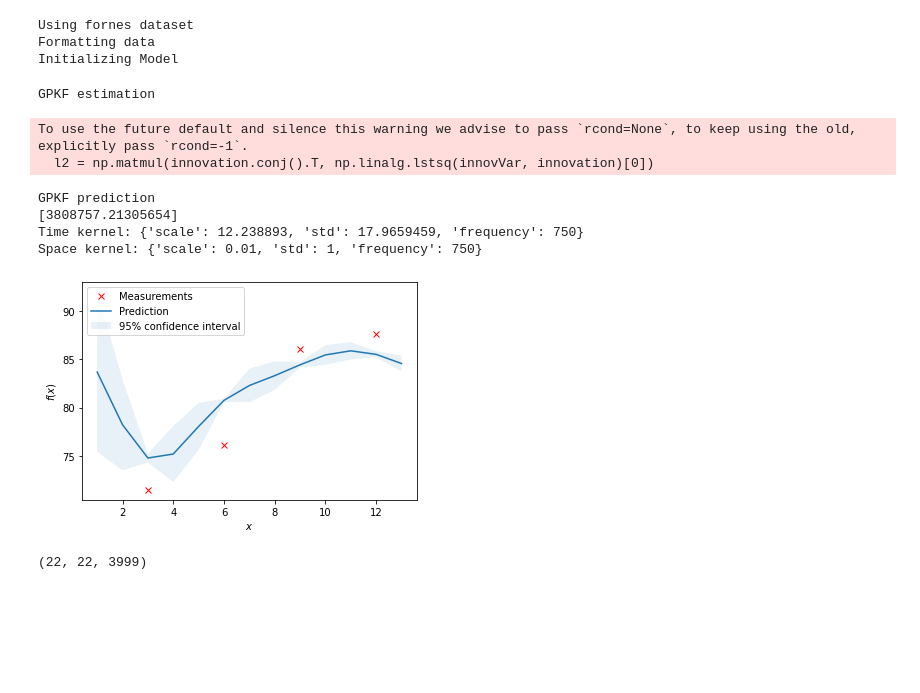
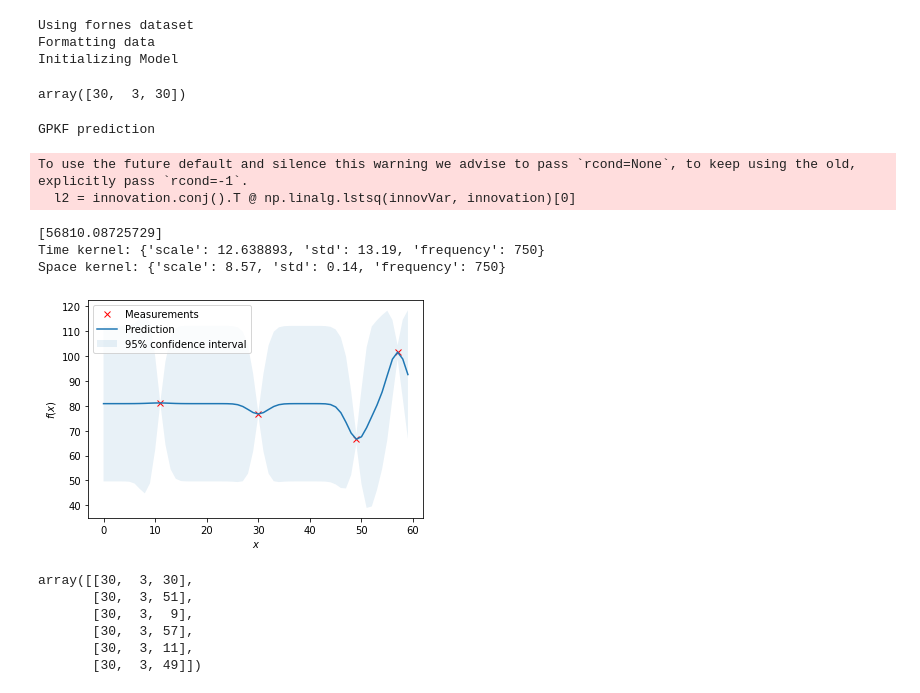
Before and after one commit to larsmmo/Master, a Jupyter notebook: gaussianProcess/GPKF/train.ipynb, the cells around one changed output. Saved outputs shown, nothing was run; the diff lists cells and outputs as text; code cells hidden in the pictures; blank space fills up the shorter version.

```diff
--- a/gaussianProcess/GPKF/train.ipynb
+++ b/gaussianProcess/GPKF/train.ipynb
@@ -112,7 +116,7 @@ plot_gpkf(params.data['TimeInstants'], [], [], posteriorMean[0, :], posteriorCov
 # %% [markdown]
 # 3D
 # %%
-df_do = df[[col for col in df.columns if 'DO' in col]] #.dropna(axis = 0, how = 'all')
+df_do = df[[col for col in df.columns if 'DO' in col]].dropna(axis = 0, how = 'all')
 locations = df_do.iloc[0]
 locations = locations.astype('object')
 center = 30
@@ -155,6 +159,6 @@ scaler = preprocessing.StandardScaler().fit(locations_values)
 locations_values = scaler.transform(locations_values)
 
 #xx, yy, zz = np.meshgrid(np.arange(0,66,6), 3, np.arange(0,66,6))
-xx, yy, zz = np.meshgrid(30, np.arange(1,14,1), 30)
+#xx, yy, zz = np.meshgrid(30, np.arange(1,14,1), 30)
+xx, yy, zz = np.meshgrid(center, 3, np.arange(0,60,1))
 locations_pred = scaler.transform(np.column_stack([xx.flatten(), yy.flatten(), zz.flatten()]))
-locations_pred
@@ -183,12 +173,12 @@ Y = df_do.to_numpy().T[params.data['spaceLocsMeasIdx']]
 print('Initializing Model')
 # create time kernel
 factory = KernelFactory()
-#kernel_time = factory.get_kernel('matern32', {'scale' : 0.01, 'std': 1.0, 'frequency':750}) # 0.6 and 0.0001
-kernel_time = factory.get_kernel('matern32', {'scale' :12.238893, 'std': 17.9659459, 'frequency':750})
+#kernel_time = factory.get_kernel('matern32', {'scale' : 0.01, 'std': 0.1, 'frequency':750}) # 0.6 and 0.0001
+kernel_time = factory.get_kernel('matern32', {'scale' :12.638893, 'std': 13.19, 'frequency':750})
 
 # create space kernel
-#kernel_space = factory.get_kernel('gaussian', {'scale' : 14.5540530657 , 'std': 1e-05, 'frequency':750})
-kernel_space = factory.get_kernel('gaussian', {'scale' : 0.01 , 'std': 1, 'frequency':750})
+kernel_space = factory.get_kernel('gaussian', {'scale' : 8.57 , 'std': 0.14, 'frequency':750})
+#kernel_space = factory.get_kernel('gaussian', {'scale' : 0.01 , 'std': 1, 'frequency':750})
 model = Gpkf(params, Y, kernel_time, kernel_space, normalize_y = True, n_restarts = 0)
 # %% [output]
 Using fornes dataset
@@ -196,10 +186,13 @@ Formatting data
 Initializing Model
 # %%
 #model.optimize()
+locations.values[0]
+# %% [output]
+array([30,  3, 30])
 # %%
 # GPKF estimate
-print('GPKF estimation')
-posteriorMean, posteriorCov, logMarginal = model.estimation(prediction= False)
+#print('GPKF estimation')
+#posteriorMean, posteriorCov, logMarginal = model.estimation(prediction= False)
 
 #GPKF prediction
 print('GPKF prediction')
@@ -207,23 +200,32 @@ predictedMean, predictedCov = model.prediction(locations_pred)
 
 print(model)
 # %% [output]
-GPKF estimation
+GPKF prediction
 To use the future default and silence this warning we advise to pass `rcond=None`, to keep using the old, explicitly pass `rcond=-1`.
-  l2 = np.matmul(innovation.conj().T, np.linalg.lstsq(innovVar, innovation)[0])
+  l2 = innovation.conj().T @ np.linalg.lstsq(innovVar, innovation)[0]
-GPKF prediction
-[3808757.21305654]
-Time kernel: {'scale': 12.238893, 'std': 17.9659459, 'frequency': 750}
-Space kernel: {'scale': 0.01, 'std': 1, 'frequency': 750}
+[56810.08725729]
+Time kernel: {'scale': 12.638893, 'std': 13.19, 'frequency': 750}
+Space kernel: {'scale': 8.57, 'std': 0.14, 'frequency': 750}
 # %%
 centerLocs = locations_values[:4]
-timeStamp = 2000
-plot_gpkf(np.arange(1,14,1), np.array([3,6,9,12]), Y[:4, timeStamp], predictedMean[:,timeStamp], predictedCov[:,:,timeStamp], **{'linestyle' : 'None', 'marker': 'x'})
+timeStamp = 1000
+#plot_gpkf(np.arange(1,14,1), np.array([3,6,9,12]), Y[:4, timeStamp], predictedMean[:,timeStamp], predictedCov[:,:,timeStamp], **{'linestyle' : 'None', 'marker': 'x'})
+
+midLoc = np.array([i for i in locations.values if i[1] == 3 and i[0] ==center])
+midLocIdx = np.array([i for loc in scaler.transform(midLoc) for i, v in enumerate(locations_values) if (v==loc).all()])
+plot_gpkf(np.arange(0,60,1), midLoc[:,2], Y[midLocIdx, timeStamp], predictedMean[:,timeStamp], predictedCov[:,:,timeStamp], **{'linestyle' : 'None', 'marker': 'x'})
 # %% [output]
-[figure, old version]
+[figure, new version]
-# %%
-posteriorCov.shape
-# %% [output]
-(22, 22, 3999)
+# %%
+Y[midLocIdx, timeStamp]
+midLoc
+# %% [output]
+array([[30,  3, 30],
+       [30,  3, 51],
+       [30,  3,  9],
+       [30,  3, 57],
+       [30,  3, 11],
+       [30,  3, 49]])
 # %%
 X = np.ones((22, 3)) * 30
 X[:,0] = np.linspace(0,60, 60)
```
Also changed, not shown: parts of 11 cells of this notebook, 5 other files.
